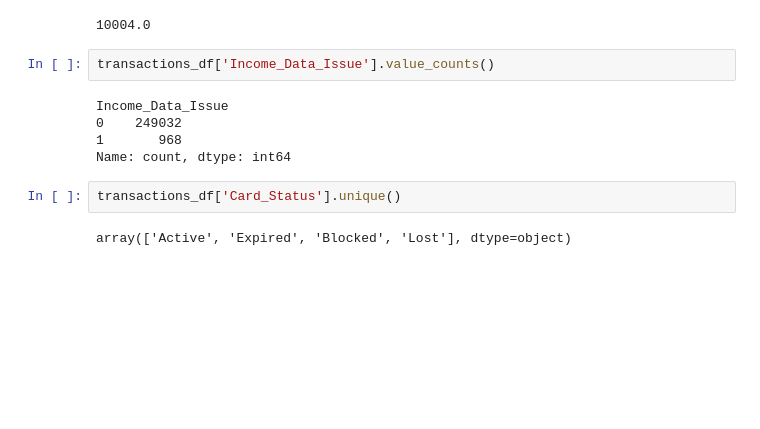
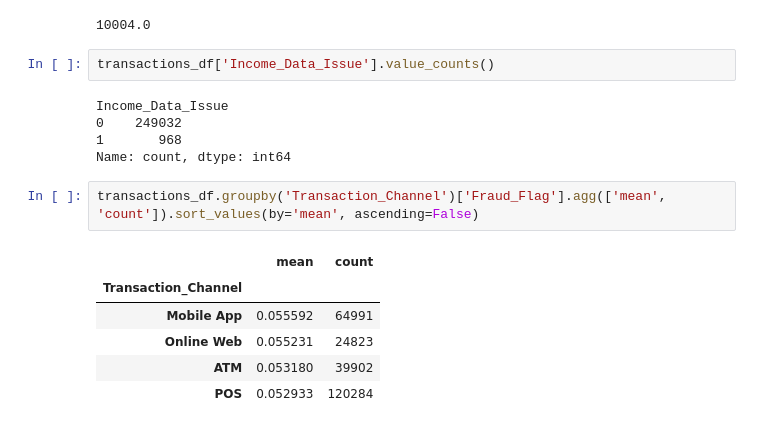
Before and after one commit to Kanjerih/Indian-Financial-Fraud, a Jupyter notebook: Indian-Financial-Fraud.ipynb, the cells around one changed output. Cells and saved outputs as stored; diff of their text form; blank space fills up the shorter version.

```diff
--- a/Indian-Financial-Fraud.ipynb
+++ b/Indian-Financial-Fraud.ipynb
@@ -304,6 +304,11 @@ Income_Data_Issue
 1       968
 Name: count, dtype: int64
 # %%
-transactions_df['Card_Status'].unique()
+transactions_df.groupby('Transaction_Channel')['Fraud_Flag'].agg(['mean', 'count']).sort_values(by='mean', ascending=False)
 # %% [output]
-array(['Active', 'Expired', 'Blocked', 'Lost'], dtype=object)
+|  | mean | count |
+| Transaction_Channel |  |  |
+| Mobile App | 0.055592 | 64991 |
+| Online Web | 0.055231 | 24823 |
+| ATM | 0.053180 | 39902 |
+| POS | 0.052933 | 120284 |
```
Also changed, not shown: parts of 3 cells of this notebook.
